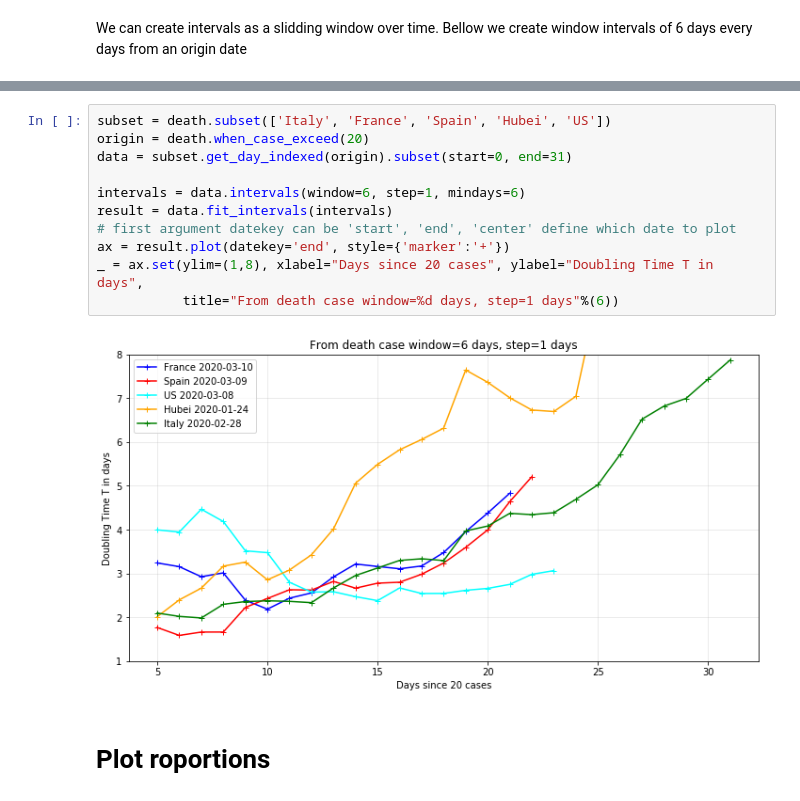
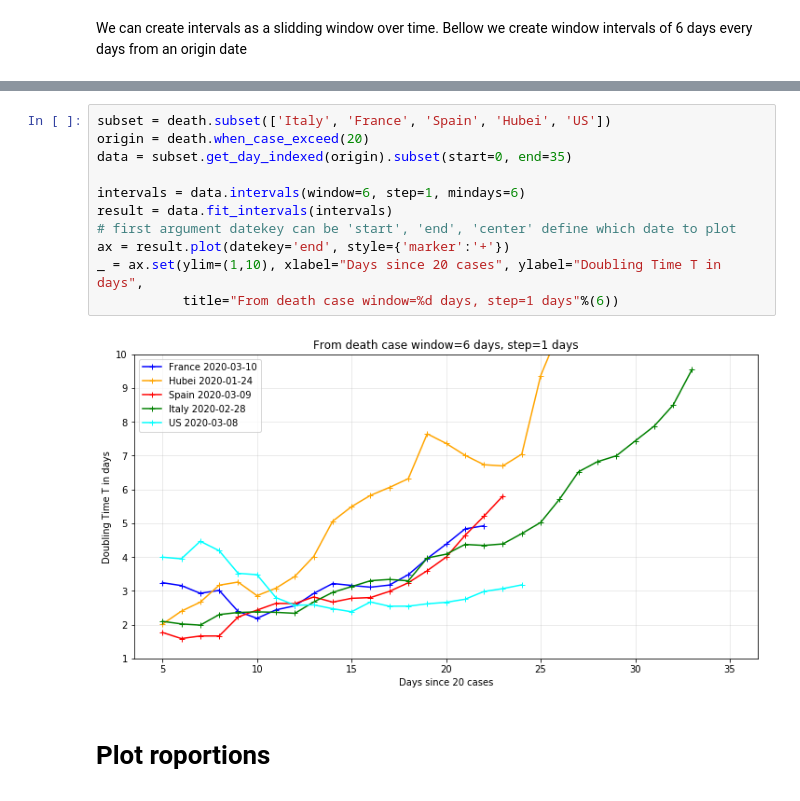
Before and after one commit to SylvainGuieu/corona, a Jupyter notebook: corona.ipynb, the cells around one changed output, grey strips where cells are left out. Cells and saved outputs as stored; diff of their text form.

Commit message:
update plot+anim

```diff
--- a/corona.ipynb
+++ b/corona.ipynb
@@ -331,16 +337,16 @@ _ = ax.set(ylim=(1.5,11), xlabel="Days since 200 cases", ylabel="Doubling Time T
 # %%
 subset = death.subset(['Italy', 'France', 'Spain', 'Hubei', 'US'])
 origin = death.when_case_exceed(20)
-data = subset.get_day_indexed(origin).subset(start=0, end=31)
+data = subset.get_day_indexed(origin).subset(start=0, end=35)
 
 intervals = data.intervals(window=6, step=1, mindays=6)
 result = data.fit_intervals(intervals)
 # first argument datekey can be 'start', 'end', 'center' define which date to plot
 ax = result.plot(datekey='end', style={'marker':'+'})
-_ = ax.set(ylim=(1,8), xlabel="Days since 20 cases", ylabel="Doubling Time T in days",
+_ = ax.set(ylim=(1,10), xlabel="Days since 20 cases", ylabel="Doubling Time T in days",
            title="From death case window=%d days, step=1 days"%(6))
 # %% [output]
-[figure, old version]
+[figure, new version]
 # %% [markdown]
 # Plot roportions
 # %% [markdown]
```
Also changed, not shown: parts of 25 cells of this notebook, 12 other files.
